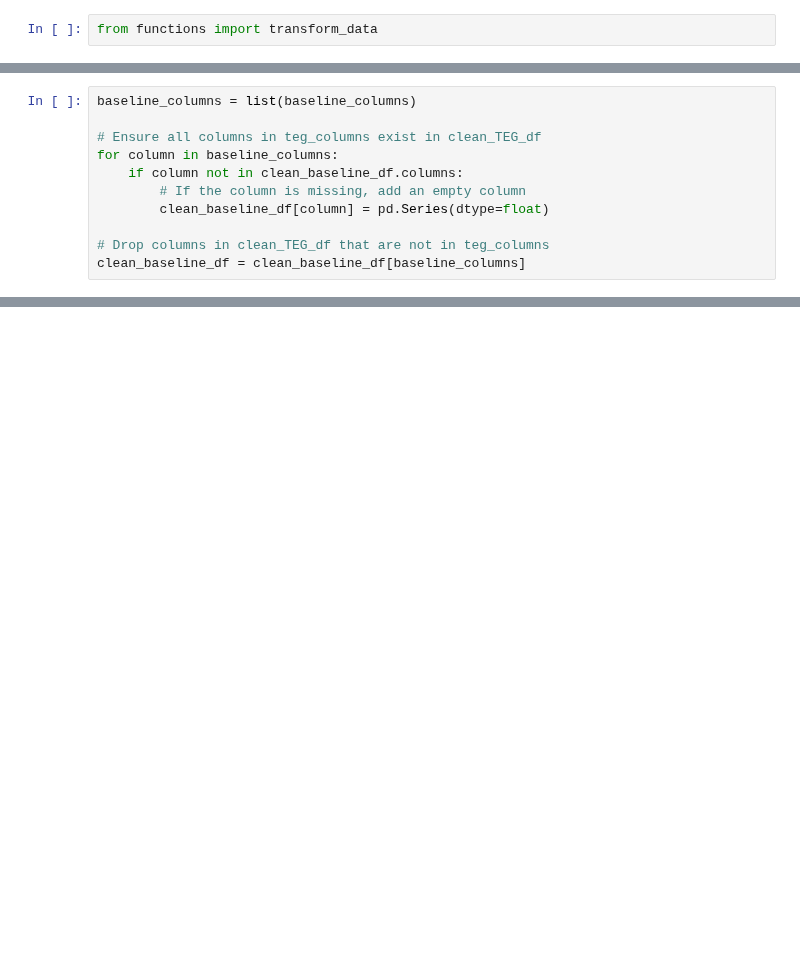
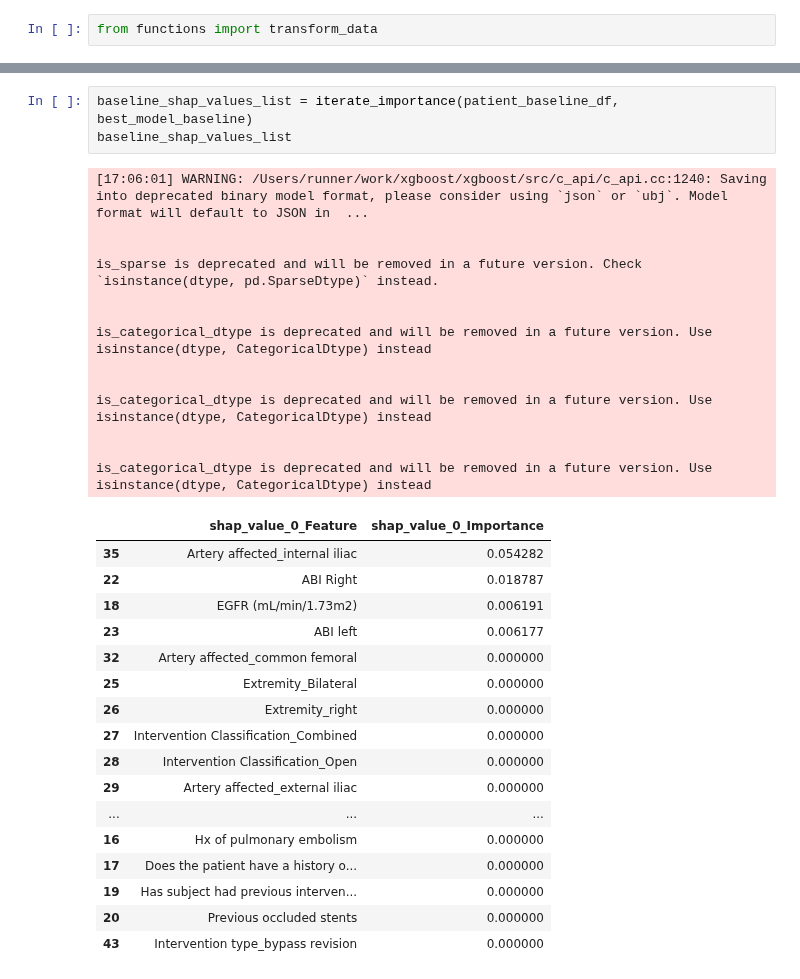
Before and after one commit to kstack21/CapstoneC2023, a Jupyter notebook: steps.ipynb, the cells around one changed output, grey strips where cells are left out. Drawn from its saved outputs; the diff is of its cells as text; blank space fills up the shorter version.

```diff
--- a/steps.ipynb
+++ b/steps.ipynb
@@ -1563,11 +1568,0 @@ clean_TEG_df = clean_TEG_df[teg_columns]
-# %%
-baseline_columns = list(baseline_columns)
-
-# Ensure all columns in teg_columns exist in clean_TEG_df
-for column in baseline_columns:
-    if column not in clean_baseline_df.columns:
-        # If the column is missing, add an empty column
-        clean_baseline_df[column] = pd.Series(dtype=float)
-
-# Drop columns in clean_TEG_df that are not in teg_columns
-clean_baseline_df = clean_baseline_df[baseline_columns]
@@ -1615,0 +1638,34 @@ array([0.5371652 , 0.51655096, 0.4467875 ], dtype=float32)
+# %%
+baseline_shap_values_list = iterate_importance(patient_baseline_df, best_model_baseline)
+baseline_shap_values_list
+# %% [output]
+[17:06:01] WARNING: /Users/runner/work/xgboost/xgboost/src/c_api/c_api.cc:1240: Saving into deprecated binary model format, please consider using `json` or `ubj`. Model format will default to JSON in  ...
+
+
+is_sparse is deprecated and will be removed in a future version. Check `isinstance(dtype, pd.SparseDtype)` instead.
+
+
+is_categorical_dtype is deprecated and will be removed in a future version. Use isinstance(dtype, CategoricalDtype) instead
+
+
+is_categorical_dtype is deprecated and will be removed in a future version. Use isinstance(dtype, CategoricalDtype) instead
+
+
+is_categorical_dtype is deprecated and will be removed in a future version. Use isinstance(dtype, CategoricalDtype) instead
+|  | shap_value_0_Feature | shap_value_0_Importance |
+| 35 | Artery affected_internal iliac | 0.054282 |
+| 22 | ABI Right | 0.018787 |
+| 18 | EGFR (mL/min/1.73m2) | 0.006191 |
+| 23 | ABI left | 0.006177 |
+| 32 | Artery affected_common femoral | 0.000000 |
+| 25 | Extremity_Bilateral | 0.000000 |
+| 26 | Extremity_right | 0.000000 |
+| 27 | Intervention Classification_Combined | 0.000000 |
+| 28 | Intervention Classification_Open | 0.000000 |
+| 29 | Artery affected_external iliac | 0.000000 |
+| ... | ... | ... |
+| 16 | Hx of pulmonary embolism | 0.000000 |
+| 17 | Does the patient have a history o... | 0.000000 |
+| 19 | Has subject had previous interven... | 0.000000 |
+| 20 | Previous occluded stents | 0.000000 |
+| 43 | Intervention type_bypass revision | 0.000000 |
```
Also changed, not shown: parts of 31 cells of this notebook, 1 other file.
